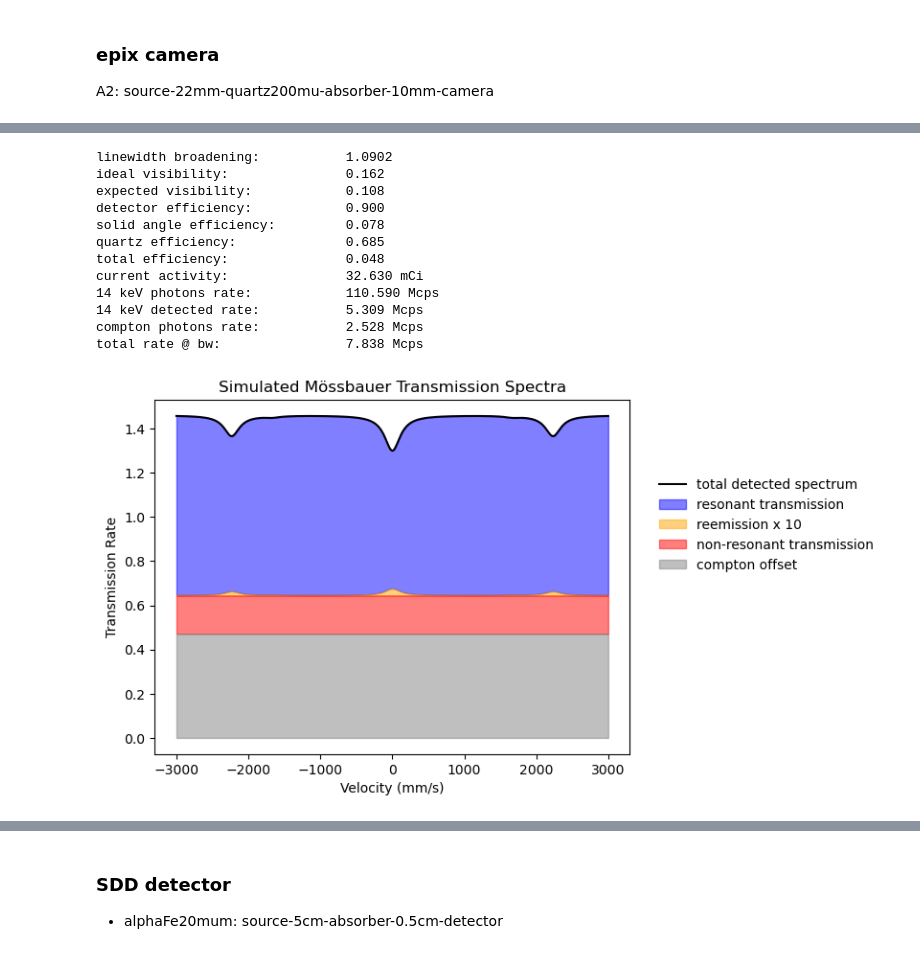
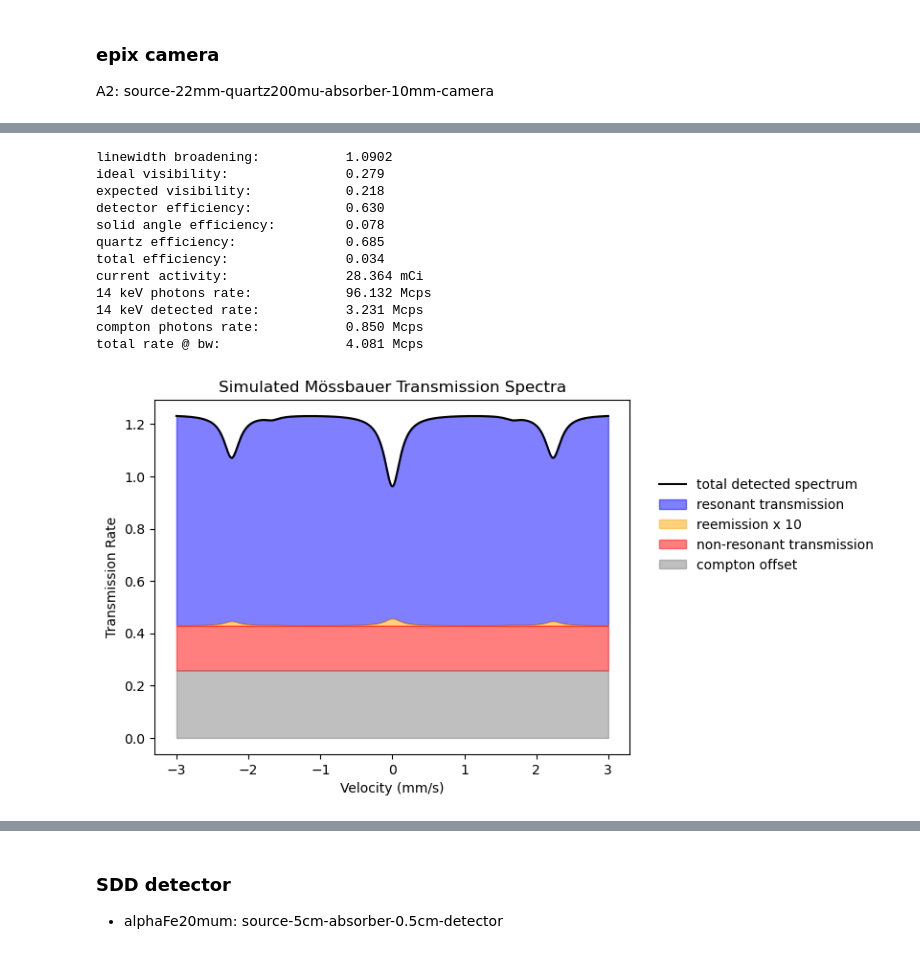
Before and after one commit to StanfordMossbauer/mossbauer_analysis, a Jupyter notebook: notebooks/model_complete_with_sensitivity.ipynb, the cells around one changed output, grey strips where cells are left out. Saved outputs shown, nothing was run; the diff lists cells and outputs as text; code cells hidden in the pictures.

```diff
--- a/notebooks/model_complete_with_sensitivity.ipynb
+++ b/notebooks/model_complete_with_sensitivity.ipynb
@@ -19,8 +23,8 @@ detector.distance_sd = 32.6e-3
 detector.distance_sa = 21.8e-3
 detector.source_radius = 3e-3
 detector.absorber_radius = 25.4e-3
-detector.efficiency_14keV = 0.9
-detector.snr14keV = 2.1
+detector.efficiency_14keV = 0.7*0.9 #quantum efficiency * fill factor
+detector.snr14keV = 3.8
 detector.quartz_thickness_m = 200e-6
 detector.update_params()
 
@@ -30,13 +34,13 @@ sourceFe = CobaltFe ()
 sourceFe.activity_Ci = 50e-3
 sourceFe.production_date = '20250815'
 sourceFe.Eres = [-5.48, -3.25, -1.01, 0.66, 2.90, 5.13] #from pipcorn
-sourceFe.Gamma_ev = 6.75e-9 * detector.weighted_broadening #natural linewidth broadened by 9.6% for cosine braodening
+sourceFe.Gamma_ev = 6.75e-9 #* detector.weighted_broadening #natural linewidth broadened by 9.6% for cosine braodening
 sourceFe.update_params()
 
 
 #ABSORBER A1
 absorberAX = alphaFe()
-absorberAX.thickness_m = 200e-9
+absorberAX.thickness_m = 400e-9
 absorberAX.abundance = 0.96
 absorberAX.Eres = [-5.48, -3.25, -1.01, 0.66, 2.90, 5.13] #from pipcorn
 absorberAX.update_params()
@@ -51,5 +55,9 @@ nonresonant_transmission_rate = moss.nonresonant_transmission_rate()
 reemission_rate = moss.reemission_rate(v)
 compton_offset = moss.compton_offset()
 
+reemission_rate_cosine_averaged = moss.reemission_rate_cosine_averaged(v)
+resonant_transmission_rate_cosine_averaged = moss.resonant_transmission_rate_cosine_averaged(v)
+total_spectrum_cosine_averaged = moss.total_spectrum_cosine_averaged(v)
+
 total14keVrate = 0
 # %%
@@ -60,39 +74,39 @@ np.exp(-xraydb.material_mu('SiO2', 14.4e3)  * 200e-6 * 100)
 # %%
-plt.plot(v*1e3, total_spectrum, color = 'black', label='total detected spectrum')
-plt.fill_between(v*1e3,compton_offset+reemission_rate*10+nonresonant_transmission_rate,compton_offset+reemission_rate+nonresonant_transmission_rate + resonant_transmission_rate, color = 'blue',alpha = 0.5, label='resonant transmission')
-plt.fill_between(v*1e3,compton_offset+nonresonant_transmission_rate,compton_offset+nonresonant_transmission_rate +reemission_rate*10, color = 'orange',alpha = 0.5, label='reemission x 10')
-plt.fill_between(v*1e3,compton_offset,compton_offset+nonresonant_transmission_rate, color = 'red',alpha = 0.5, label='non-resonant transmission')
-plt.fill_between(v*1e3,0,compton_offset, color = 'gray',alpha = 0.5, label='compton offset')
+plt.plot(v, total_spectrum, color = 'black', label='total detected spectrum')
+plt.fill_between(v,compton_offset+reemission_rate*10+nonresonant_transmission_rate,compton_offset+reemission_rate+nonresonant_transmission_rate + resonant_transmission_rate, color = 'blue',alpha = 0.5, label='resonant transmission')
+plt.fill_between(v,compton_offset+nonresonant_transmission_rate,compton_offset+nonresonant_transmission_rate +reemission_rate*10, color = 'orange',alpha = 0.5, label='reemission x 10')
+plt.fill_between(v,compton_offset,compton_offset+nonresonant_transmission_rate, color = 'red',alpha = 0.5, label='non-resonant transmission')
+plt.fill_between(v,0,compton_offset, color = 'gray',alpha = 0.5, label='compton offset')
 plt.xlabel('Velocity (mm/s)')
 plt.xlabel('Velocity (mm/s)')
 plt.ylabel('Transmission Rate')
 #plt.ylim(0,1)
 plt.legend(frameon = False, loc = (1.05,0.5))
 plt.title('Simulated Mössbauer Transmission Spectra')
 
 print(f"linewidth broadening:\t\t{detector.weighted_broadening:.4f}")
 print(f"ideal visibility:\t\t{(ideal_spectrum.max()-ideal_spectrum.min())/ideal_spectrum.max():.3f}")
 print(f"expected visibility:\t\t{(total_spectrum.max()-total_spectrum.min())/total_spectrum.max():.3f}")
 print(f"detector efficiency:\t\t{detector.efficiency_14keV:.3f}")
 print(f"solid angle efficiency:\t\t{detector.solid_angle_efficiency:.3f}")
 print(f"quartz efficiency:\t\t{detector.weighted_quartz_attenuation:.3f}")
 print(f"total efficiency:\t\t{detector.efficiency_14keV * detector.solid_angle_efficiency * detector.weighted_quartz_attenuation:.3f}")
 print(f"current activity:\t\t{sourceFe.current_activity_Ci*1e3:.3f} mCi")
 print(f"14 keV photons rate:\t\t{sourceFe.mossbauer_photon_rate/1e6:.3f} Mcps")
 print(f"14 keV detected rate:\t\t{sourceFe.mossbauer_photon_rate*detector.total_efficiency/1e6:.3f} Mcps")
 print(f"compton photons rate:\t\t{sourceFe.mossbauer_photon_rate*detector.total_efficiency/1e6/detector.snr14keV:.3f} Mcps")
 print(f"total rate @ bw:\t\t{sourceFe.mossbauer_photon_rate*detector.total_efficiency/1e6*(1+1/detector.snr14keV):.3f} Mcps")
 # %% [output]
 linewidth broadening:           1.0902
-ideal visibility:               0.162
-expected visibility:            0.108
-detector efficiency:            0.900
+ideal visibility:               0.279
+expected visibility:            0.218
+detector efficiency:            0.630
 solid angle efficiency:         0.078
 quartz efficiency:              0.685
-total efficiency:               0.048
-current activity:               32.630 mCi
-14 keV photons rate:            110.590 Mcps
-14 keV detected rate:           5.309 Mcps
-compton photons rate:           2.528 Mcps
-total rate @ bw:                7.838 Mcps
+total efficiency:               0.034
+current activity:               28.364 mCi
+14 keV photons rate:            96.132 Mcps
+14 keV detected rate:           3.231 Mcps
+compton photons rate:           0.850 Mcps
+total rate @ bw:                4.081 Mcps
-[figure, old version]
+[figure, new version]
```
Also changed, not shown: parts of 4 cells of this notebook, 14 other files.
